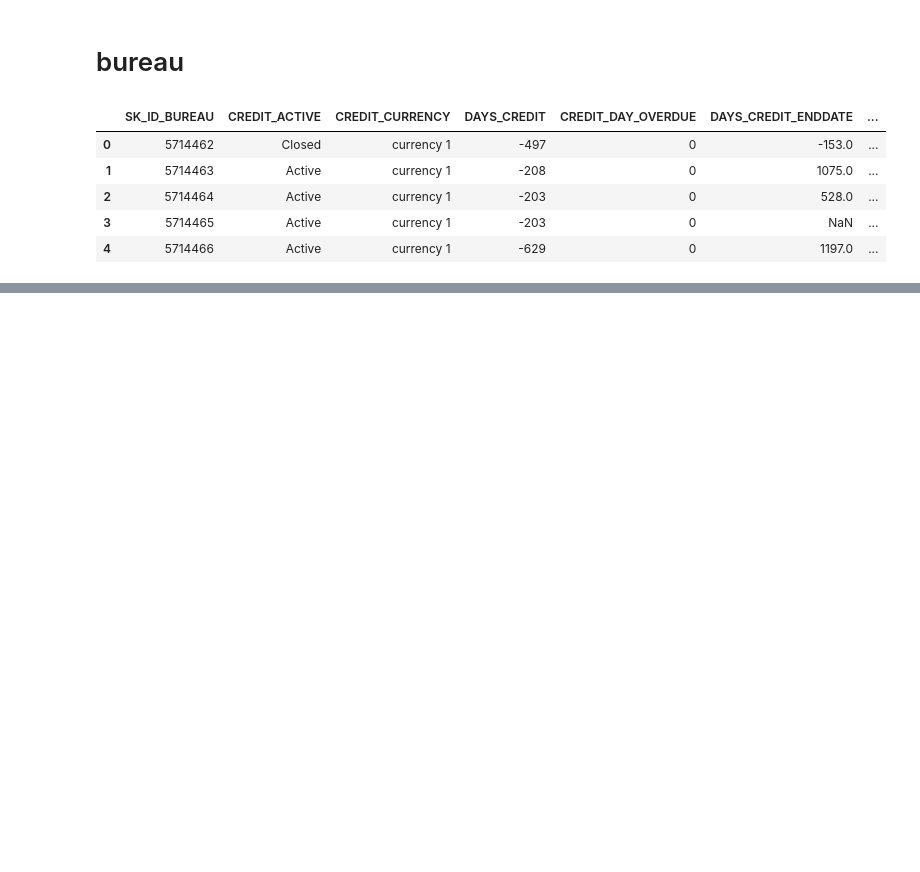
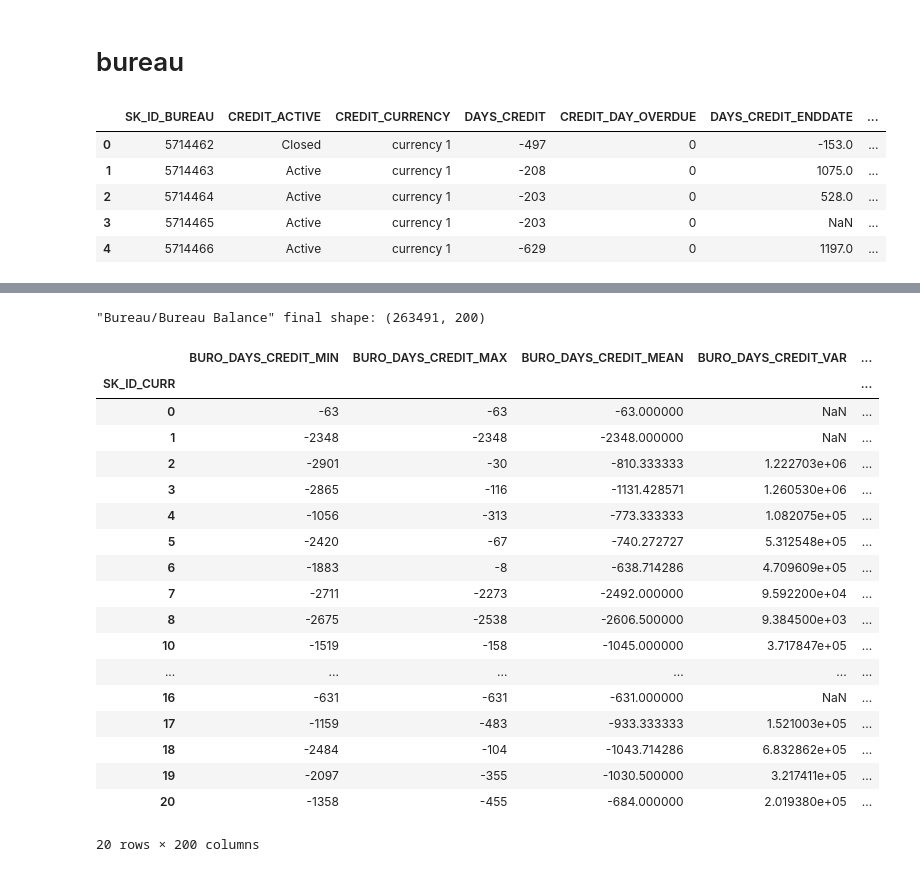
Before and after one commit to ngocngx/home-credit-default-risk, a Jupyter notebook: bureau.ipynb, the cells around one changed output, grey strips where cells are left out. Saved outputs shown, nothing was run; the diff lists cells and outputs as text; code cells hidden in the pictures; blank space fills up the shorter version.

```diff
--- a/bureau.ipynb
+++ b/bureau.ipynb
@@ -160,14 +104,0 @@ bureau
-# %%
-# 12. Frequency of Credit Inquiries
-bureau['CREDIT_INQUIRY_FREQ'] = bureau.groupby('SK_ID_CURR')['SK_ID_BUREAU'].transform('count')
-
-# 13. Credit Variety Score
-bureau['CREDIT_VARIETY_SCORE'] = bureau.groupby('SK_ID_CURR')['CREDIT_TYPE'].transform('nunique')
-
-# Combine all the features
-bureau_full = bureau.merge(agg_bureau, on='SK_ID_CURR', how='left')
-bureau_full = bureau_full.merge(agg_recent_bureau, on='SK_ID_CURR', how='left')
-
-# Now, bureau_full contains all the original and engineered features.
-# You can use it for training your model.
-bureau_full.head()
@@ -241,0 +105,3 @@ memory usage: 1.0 GB
+# %%
+bb = pd.read_csv('raw-data/dseb63_bureau_balance.csv')
+bb.head()
@@ -241,0 +115,24 @@ memory usage: 1.0 GB
+# %%
+bureau_agg = bureau_bb(bureau, bb)
+bureau_agg.head(20)
+# %% [output]
+"Bureau/Bureau Balance" final shape: (263491, 200)
+|  | BURO_DAYS_CREDIT_MIN | BURO_DAYS_CREDIT_MAX | BURO_DAYS_CREDIT_MEAN | BURO_DAYS_CREDIT_VAR | ... |
+| SK_ID_CURR |  |  |  |  | ... |
+| 0 | -63 | -63 | -63.000000 | NaN | ... |
+| 1 | -2348 | -2348 | -2348.000000 | NaN | ... |
+| 2 | -2901 | -30 | -810.333333 | 1.222703e+06 | ... |
+| 3 | -2865 | -116 | -1131.428571 | 1.260530e+06 | ... |
+| 4 | -1056 | -313 | -773.333333 | 1.082075e+05 | ... |
+| 5 | -2420 | -67 | -740.272727 | 5.312548e+05 | ... |
+| 6 | -1883 | -8 | -638.714286 | 4.709609e+05 | ... |
+| 7 | -2711 | -2273 | -2492.000000 | 9.592200e+04 | ... |
+| 8 | -2675 | -2538 | -2606.500000 | 9.384500e+03 | ... |
+| 10 | -1519 | -158 | -1045.000000 | 3.717847e+05 | ... |
+| ... | ... | ... | ... | ... | ... |
+| 16 | -631 | -631 | -631.000000 | NaN | ... |
+| 17 | -1159 | -483 | -933.333333 | 1.521003e+05 | ... |
+| 18 | -2484 | -104 | -1043.714286 | 6.832862e+05 | ... |
+| 19 | -2097 | -355 | -1030.500000 | 3.217411e+05 | ... |
+| 20 | -1358 | -455 | -684.000000 | 2.019380e+05 | ... |
+20 rows × 200 columns
```
Also changed, not shown: parts of 18 cells of this notebook, 3 other files.
